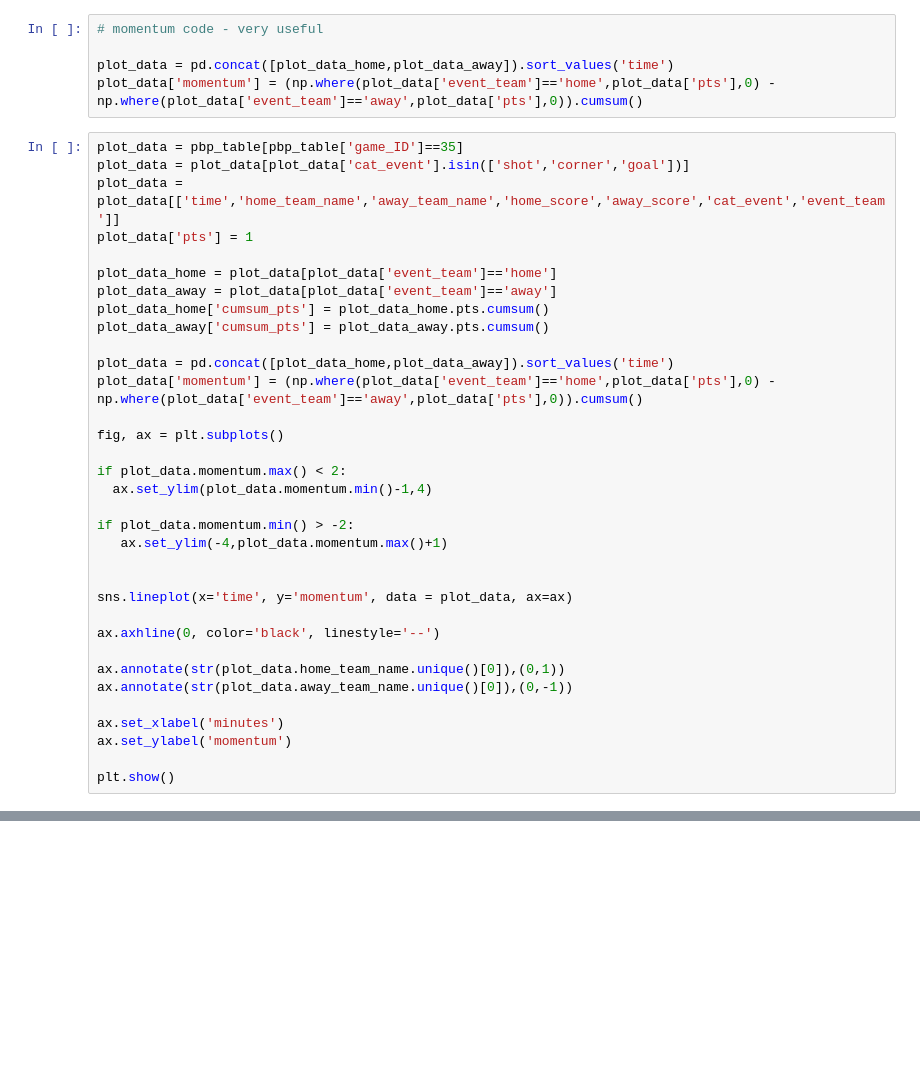
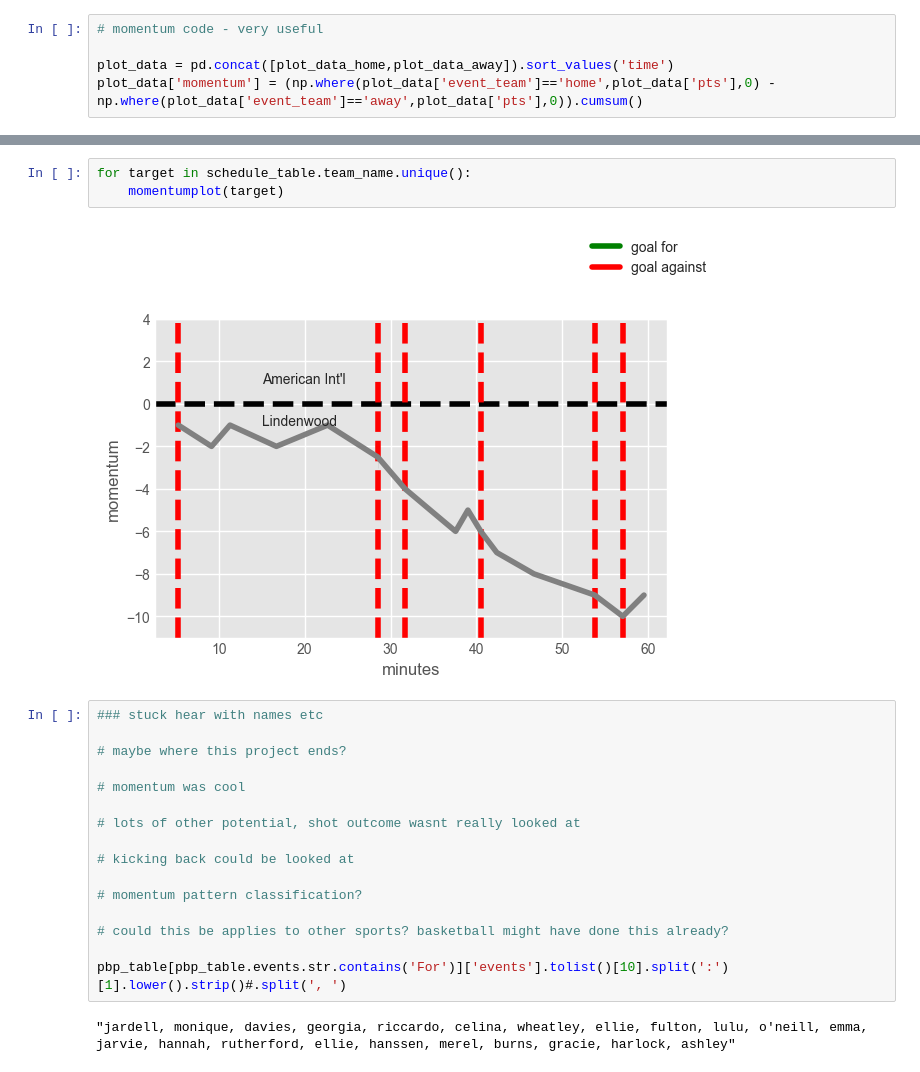
Before and after one commit to euanbrown247/NCAA-fh-project, a Jupyter notebook: NCAA|_EDA.ipynb, the cells around one changed output, grey strips where cells are left out. Drawn from its saved outputs; the diff is of its cells as text; blank space fills up the shorter version.

Commit message:
added dates, worked on momentum charts

```diff
--- a/NCAA|_EDA.ipynb
+++ b/NCAA|_EDA.ipynb
@@ -115,37 +62,3 @@ plt.show()
 
 plot_data = pd.concat([plot_data_home,plot_data_away]).sort_values('time')
 plot_data['momentum'] = (np.where(plot_data['event_team']=='home',plot_data['pts'],0) - np.where(plot_data['event_team']=='away',plot_data['pts'],0)).cumsum()
-# %%
-plot_data = pbp_table[pbp_table['game_ID']==35]
-plot_data = plot_data[plot_data['cat_event'].isin(['shot','corner','goal'])]
-plot_data = plot_data[['time','home_team_name','away_team_name','home_score','away_score','cat_event','event_team']]
-plot_data['pts'] = 1
-
-plot_data_home = plot_data[plot_data['event_team']=='home']
-plot_data_away = plot_data[plot_data['event_team']=='away']
-plot_data_home['cumsum_pts'] = plot_data_home.pts.cumsum()
-plot_data_away['cumsum_pts'] = plot_data_away.pts.cumsum()
-
-plot_data = pd.concat([plot_data_home,plot_data_away]).sort_values('time')
-plot_data['momentum'] = (np.where(plot_data['event_team']=='home',plot_data['pts'],0) - np.where(plot_data['event_team']=='away',plot_data['pts'],0)).cumsum()
-
-fig, ax = plt.subplots()
-
-if plot_data.momentum.max() < 2:
-  ax.set_ylim(plot_data.momentum.min()-1,4)
-
-if plot_data.momentum.min() > -2:
-   ax.set_ylim(-4,plot_data.momentum.max()+1)
-
-
-sns.lineplot(x='time', y='momentum', data = plot_data, ax=ax)
-
-ax.axhline(0, color='black', linestyle='--')
-
-ax.annotate(str(plot_data.home_team_name.unique()[0]),(0,1))
-ax.annotate(str(plot_data.away_team_name.unique()[0]),(0,-1))
-
-ax.set_xlabel('minutes')
-ax.set_ylabel('momentum')
-
-plt.show()
@@ -250,0 +156,23 @@ for ID in pbp_table[pbp_table['home_team_name']==target]['game_ID'].unique().tol
+# %%
+for target in schedule_table.team_name.unique():
+    momentumplot(target)
+# %% [output]
+[figure, added]
+# %%
+### stuck hear with names etc
+
+# maybe where this project ends?
+
+# momentum was cool
+
+# lots of other potential, shot outcome wasnt really looked at
+
+# kicking back could be looked at
+
+# momentum pattern classification?
+
+# could this be applies to other sports? basketball might have done this already?
+
+pbp_table[pbp_table.events.str.contains('For')]['events'].tolist()[10].split(':')[1].lower().strip()#.split(', ')
+# %% [output]
+"jardell, monique, davies, georgia, riccardo, celina, wheatley, ellie, fulton, lulu, o'neill, emma, jarvie, hannah, rutherford, ellie, hanssen, merel, burns, gracie, harlock, ashley"
```
Also changed, not shown: parts of 8 cells of this notebook, 4 other files.
